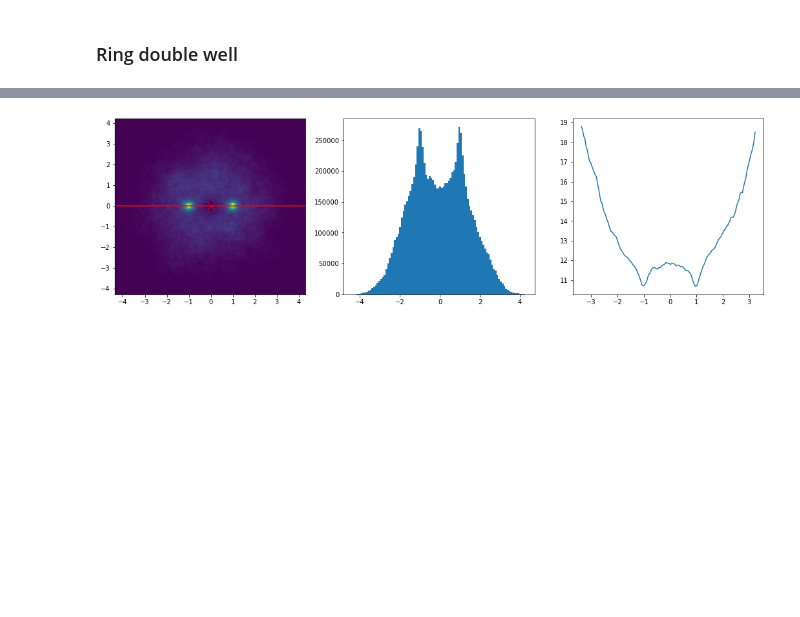
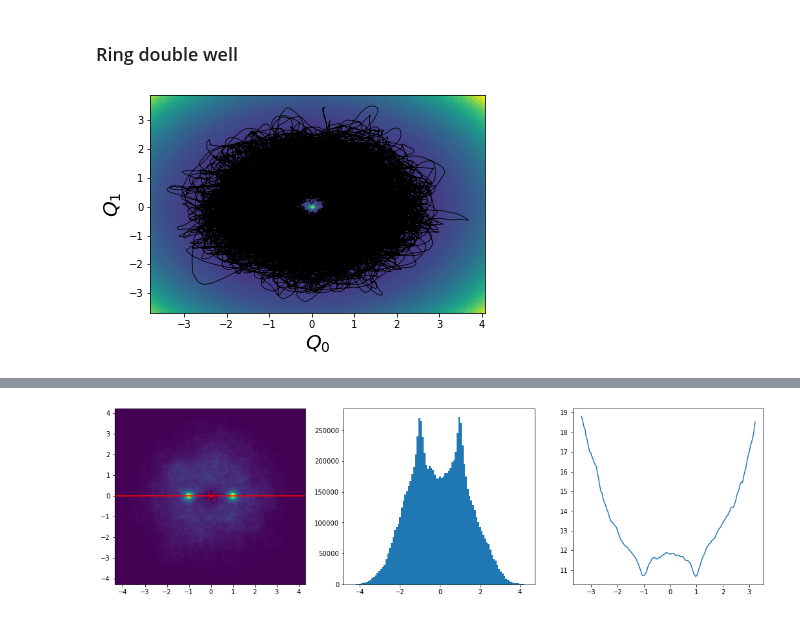
Before and after one commit to dominicp6/mdfeature, a Jupyter notebook: notebooks/EvaluationPipelineOnToyProblems.ipynb, the cells around one changed output, grey strips where cells are left out. Saved outputs shown, nothing was run; the diff lists cells and outputs as text; code cells hidden in the pictures; blank space fills up the shorter version.

```diff
--- a/notebooks/EvaluationPipelineOnToyProblems.ipynb
+++ b/notebooks/EvaluationPipelineOnToyProblems.ipynb
@@ -250,4 +201,10 @@ kre.fit(quadruple_well_projected_traj,
 # %% [markdown]
 ### Ring double well
 # %%
-ring_double_well_samples = ring_double_well_sampler.simulate(number_of_steps=3000000, burn_in=4000)
+Q0 = np.random.normal(size=2)
+physical_LD_ring_double_well = PhysicalLangevinDynamics(U=ring_double_well_potential, gamma=1, M=1, T=1, Q0=Q0, time_step=3e-2)
+Q, P = physical_LD_ring_double_well.simulate(number_of_steps=500000)
+trajectory_plot(Q[:,0], Q[:,1], U=ring_double_well_potential)
+#ring_double_well_samples = ring_double_well_sampler.simulate(number_of_steps=3000000, burn_in=4000)
+# %% [output]
+[figure, added]
```
Also changed, not shown: parts of 14 cells of this notebook, 5 other files.
